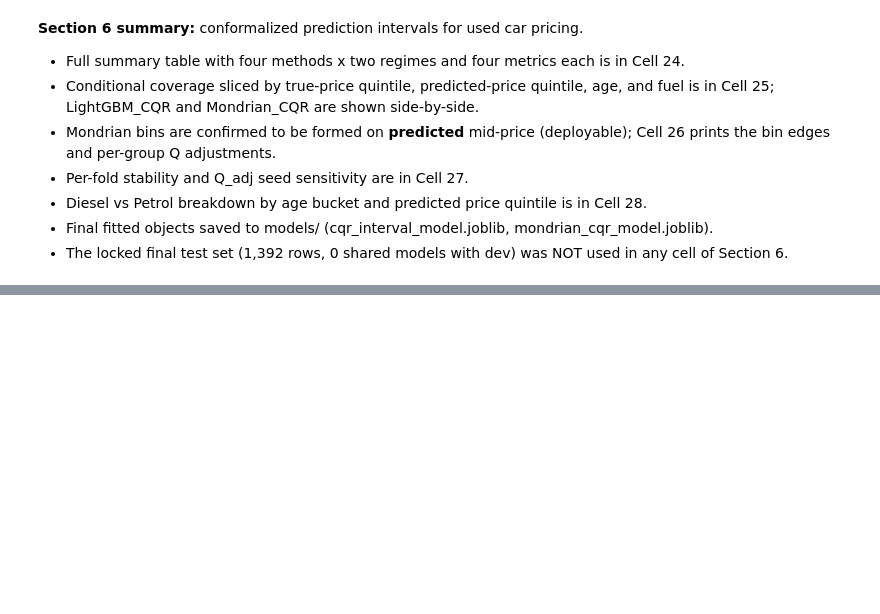
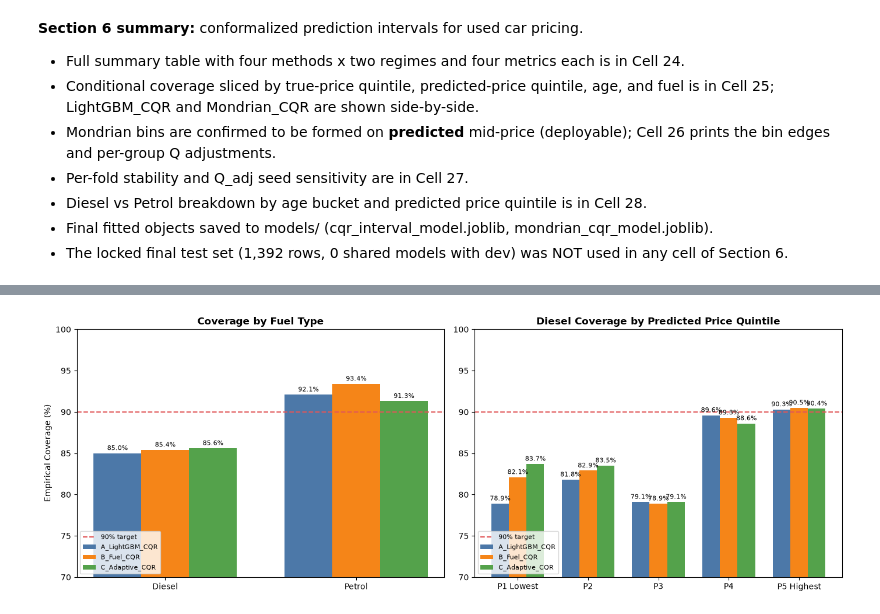
Before and after one commit to aayaan-khan/Used-Cars-Cost-Prediction, a Jupyter notebook: notebooks/Used_Cars_Cost_Prediction.ipynb, the cells around one changed output, grey strips where cells are left out. Cells and saved outputs as stored; diff of their text form; code cells hidden in the pictures; blank space fills up the shorter version.

Commit message:
Add Section 6c: compare fuel-conditional and locally adaptive conformal intervals; document diesel under-coverage

```diff
--- a/notebooks/Used_Cars_Cost_Prediction.ipynb
+++ b/notebooks/Used_Cars_Cost_Prediction.ipynb
@@ -1182,0 +1525,93 @@ Saved: models/cqr_interval_model.joblib  models/mondrian_cqr_model.joblib
+# %%
+# Cell 33: persist winning model artifact and updated diagnostic figure
+# Fit winning candidate on full dev split using standard inner calibration split (seed=42)
+inner_final = StratifiedGroupKFold(n_splits=4, shuffle=True, random_state=42)
+strat_final = pd.qcut(dev.selling_price, 5, labels=False)
+pi_f, ci_f = next(inner_final.split(dev[FEATS], strat_final, groups=dev.model_key))
+
+Xp_full, yp_full = dev[FEATS].iloc[pi_f], dev.log_price.iloc[pi_f]
+Xc_full, yc_full = dev[FEATS].iloc[ci_f], dev.log_price.iloc[ci_f]
+
+if winner_name == "C_Adaptive_CQR":
+    winner_model = LocallyAdaptiveCQR(lgb_lo, lgb_hi, alpha=0.10)
+    winner_model.fit(Xp_full, yp_full, Xc_full, yc_full)
+    artifact_path = "../models/c_adaptive_cqr_model.joblib"
+    artifact_payload = {
+        "model_name": winner_name,
+        "model": winner_model,
+        "q_val": winner_model.q_val_,
+        "alpha": 0.10,
+        "features": FEATS
+    }
+elif winner_name == "B_Fuel_CQR":
+    winner_model = FuelMondrianCQR(lgb_lo, lgb_hi, alpha=0.10)
+    winner_model.fit(Xp_full, yp_full, Xc_full, yc_full)
+    artifact_path = "../models/b_fuel_cqr_model.joblib"
+    artifact_payload = {
+        "model_name": winner_name,
+        "model": winner_model,
+        "q_adjs": winner_model.q_adjs_,
+        "global_q": winner_model.global_q_,
+        "alpha": 0.10,
+        "features": FEATS
+    }
+else:
+    clo_f = clone(lgb_lo).fit(Xp_full, yp_full)
+    chi_f = clone(lgb_hi).fit(Xp_full, yp_full)
+    q_f = compute_cqr_adjustment(yc_full.values, clo_f.predict(Xc_full), chi_f.predict(Xc_full))
+    artifact_path = "../models/a_lightgbm_cqr_model.joblib"
+    artifact_payload = {
+        "model_name": winner_name,
+        "m_lo": clo_f,
+        "m_hi": chi_f,
+        "adjustment": q_f,
+        "alpha": 0.10,
+        "features": FEATS
+    }
+
+joblib.dump(artifact_payload, artifact_path)
+print(f"Saved artifact for winning candidate '{winner_name}' to {artifact_path}")
+
+# Generate diagnostic figure comparing all candidates
+fig, axes = plt.subplots(1, 2, figsize=(14, 5))
+fuels = ["Diesel", "Petrol"]
+x = np.arange(len(fuels))
+w = 0.25
+
+colors = {"A_LightGBM_CQR": "#4C78A8", "B_Fuel_CQR": "#F58518", "C_Adaptive_CQR": "#54A24B"}
+for idx, (name, col) in enumerate(colors.items()):
+    vals = [fuel_cov_df.loc[f, name] for f in fuels]
+    bars = axes[0].bar(x + (idx - 1)*w, vals, w, label=name, color=col)
+    for b in bars:
+        h = b.get_height()
+        axes[0].annotate(f"{h:.1f}%", xy=(b.get_x() + b.get_width()/2, h), xytext=(0, 2),
+                         textcoords="offset points", ha="center", va="bottom", fontsize=8)
+axes[0].axhline(90, color="#E15759", linestyle="--", linewidth=1.5, label="90% target")
+axes[0].set_xticks(x)
+axes[0].set_xticklabels(fuels)
+axes[0].set_ylim(70, 100)
+axes[0].set_title("Coverage by Fuel Type", fontweight="bold")
+axes[0].set_ylabel("Empirical Coverage (%)")
+axes[0].legend(fontsize=8, loc="lower left")
+
+p_labels = ["P1 Lowest", "P2", "P3", "P4", "P5 Highest"]
+xp = np.arange(len(p_labels))
+for idx, (name, col) in enumerate(colors.items()):
+    vals = [grid_dfs[name].loc["Diesel", p] for p in p_labels]
+    bars = axes[1].bar(xp + (idx - 1)*w, vals, w, label=name, color=col)
+    for b in bars:
+        h = b.get_height()
+        axes[1].annotate(f"{h:.1f}%", xy=(b.get_x() + b.get_width()/2, h), xytext=(0, 2),
+                         textcoords="offset points", ha="center", va="bottom", fontsize=8)
+axes[1].axhline(90, color="#E15759", linestyle="--", linewidth=1.5, label="90% target")
+axes[1].set_xticks(xp)
+axes[1].set_xticklabels(p_labels)
+axes[1].set_ylim(70, 100)
+axes[1].set_title("Diesel Coverage by Predicted Price Quintile", fontweight="bold")
+axes[1].legend(fontsize=8, loc="lower left")
+
+plt.tight_layout()
+plt.savefig("../reports/figures/interval_conditional_coverage.png", dpi=120)
+plt.show()
+print("Updated: reports/figures/interval_conditional_coverage.png")
+# %% [output]
@@ -1182,0 +1619 @@ Saved: models/cqr_interval_model.joblib  models/mondrian_cqr_model.joblib
+[figure, added]
```
Also changed, not shown: parts of 6 cells of this notebook, 2 other files.
